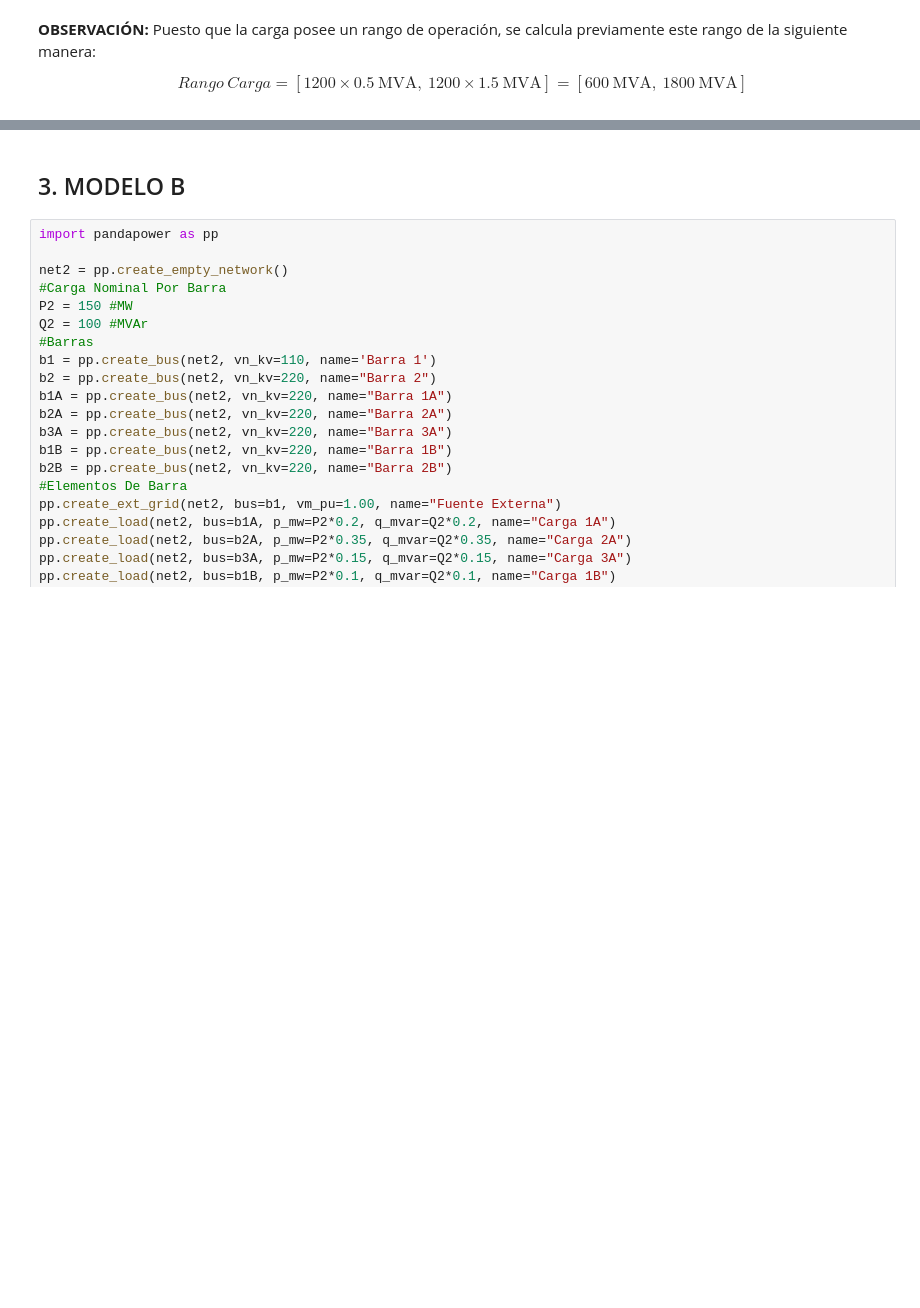
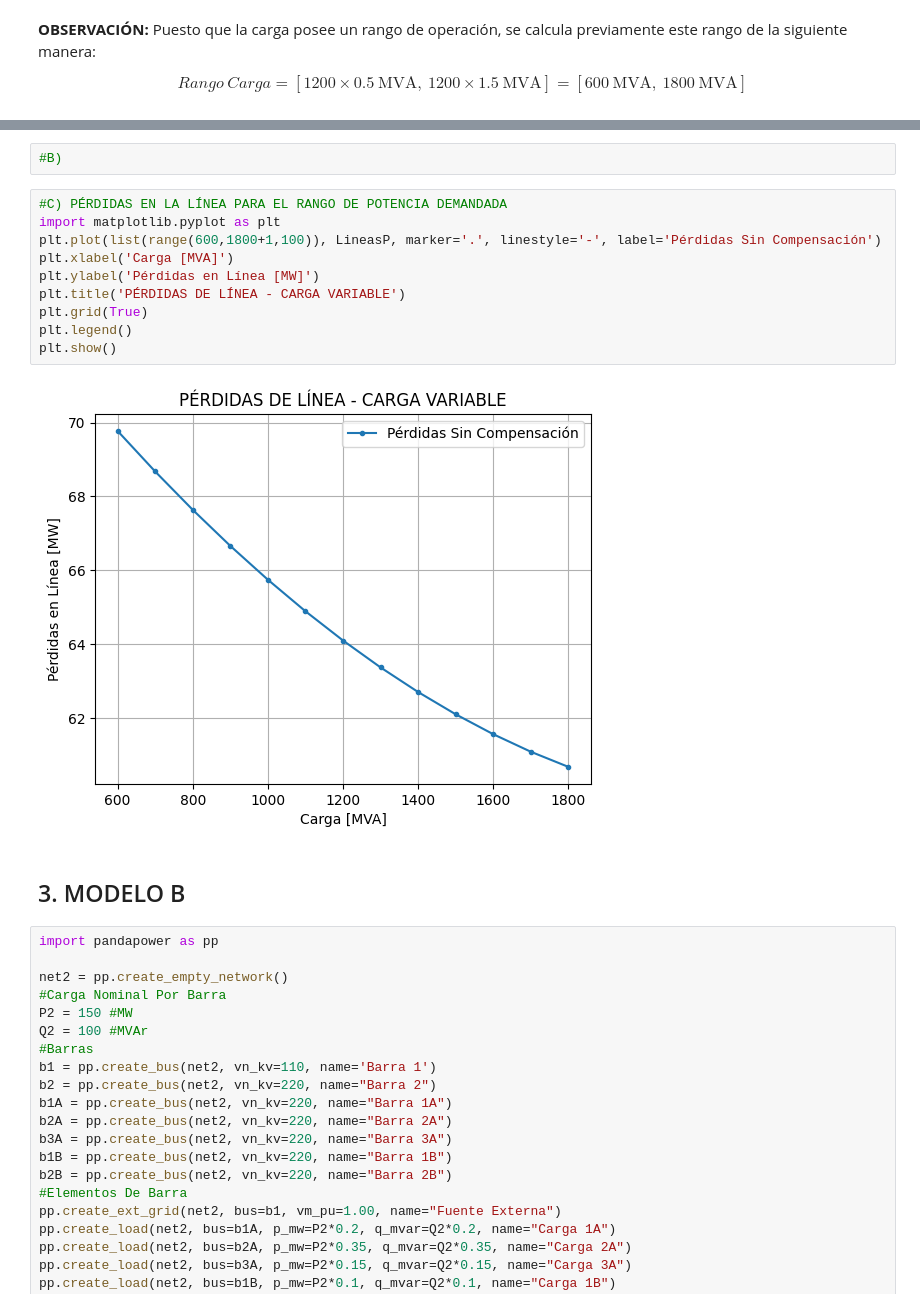
Before and after one commit to Subatchi/G5B_SEP1_S1_2024, a Jupyter notebook: TAREA I.ipynb, the cells around one changed output, grey strips where cells are left out. Cells and saved outputs as stored; diff of their text form; blank space fills up the shorter version.

```diff
--- a/TAREA I.ipynb
+++ b/TAREA I.ipynb
@@ -108,3 +219,17 @@ plt.show()
+# %%
+#B)
+# %%
+#C) PÉRDIDAS EN LA LÍNEA PARA EL RANGO DE POTENCIA DEMANDADA
+import matplotlib.pyplot as plt
+plt.plot(list(range(600,1800+1,100)), LineasP, marker='.', linestyle='-', label='Pérdidas Sin Compensación')
+plt.xlabel('Carga [MVA]')
+plt.ylabel('Pérdidas en Línea [MW]')
+plt.title('PÉRDIDAS DE LÍNEA - CARGA VARIABLE')
+plt.grid(True)
+plt.legend()
+plt.show()
+# %% [output]
+[figure, added]
 # %% [markdown]
 ## 3. MODELO B
 # %%
```
Also changed, not shown: parts of 6 cells of this notebook.
